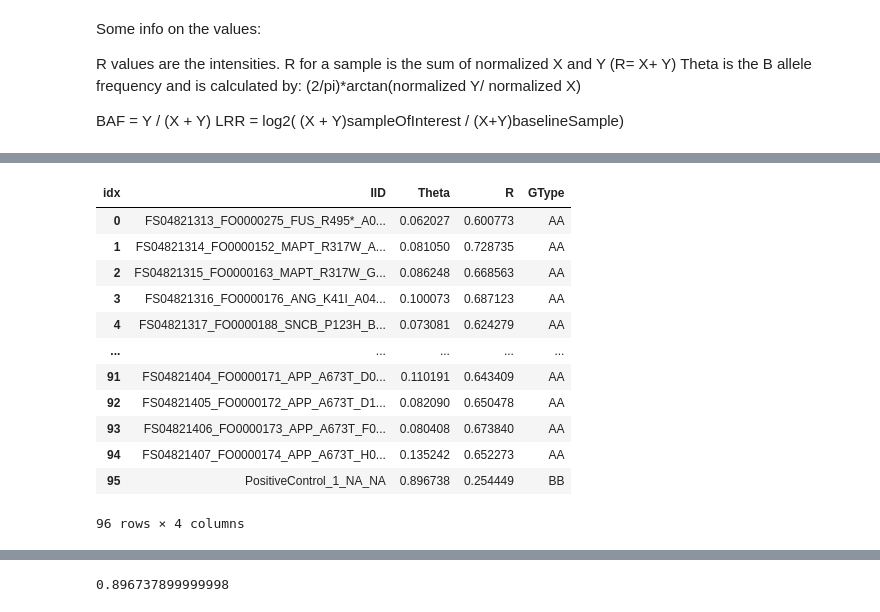
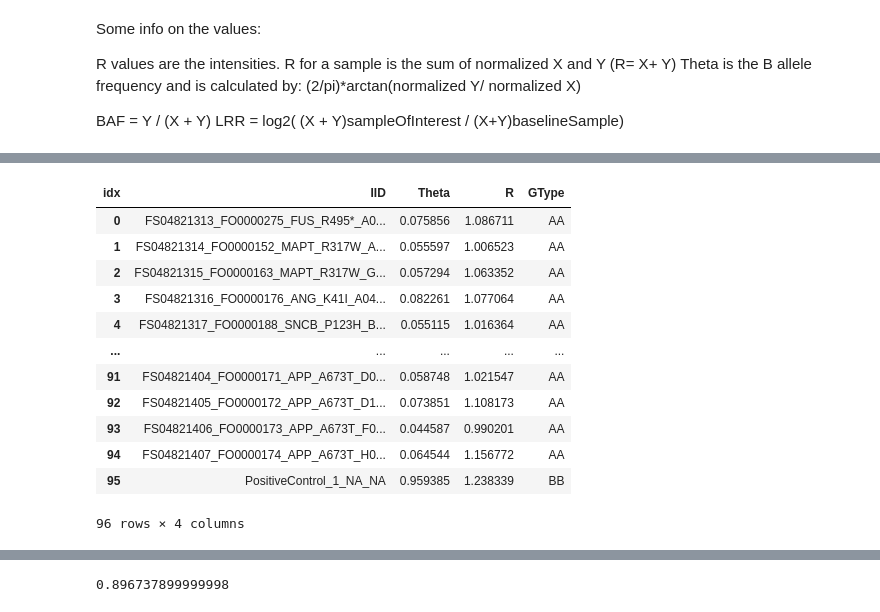
Before and after one commit to dvitale199/ClusterBuster, a Jupyter notebook: ClusterBuster_testing.ipynb, the cells around one changed output, grey strips where cells are left out. Drawn from its saved outputs; the diff is of its cells as text; code cells hidden in the pictures.

```diff
--- a/ClusterBuster_testing.ipynb
+++ b/ClusterBuster_testing.ipynb
@@ -48,25 +50,26 @@ gentrain_flagged = snps_df.loc[snps_df.gentrain_flag].reset_index()
 # %%
 # selected from user input
-SNP_of_interest = 'JHU_22.26156400'
+# selected_snp = 'JHU_22.26156400'
+selected_snp = 'JHU_22.27408320'
 
-geno_col = SNP_of_interest + ".GType"
-theta_col = SNP_of_interest + ".Theta"
-r_col = SNP_of_interest + ".R"
+geno_col = selected_snp + ".GType"
+theta_col = selected_snp + ".Theta"
+r_col = selected_snp + ".R"
 
 gtypes = list(cb_df[geno_col].unique())
 
 snp_for_plot_df = cb_df[['IID', theta_col, r_col, geno_col]].copy()
-snp_for_plot_df.columns = snp_for_plot_df.columns.str.replace(f'{SNP_of_interest}.', '', regex=False)
+snp_for_plot_df.columns = snp_for_plot_df.columns.str.replace(f'{selected_snp}.', '', regex=False)
 
 df = snp_for_plot_df.copy()
 x_col, y_col = 'Theta', 'R'
 gtypes_list = list(df.GType.unique())
 
 df = snp_for_plot_df.copy()
-x_col, y_col, symbol_col = 'Theta', 'R', 'GType'
+x_col, y_col, gtype_col = 'Theta', 'R', 'GType'
 gtypes_list = (df.GType.unique())
 
-clusters_fig = plot_clusters(df=df, x_col=x_col, y_col=y_col, gtype_col=symbol_col, symbol_col=symbol_col, snpid=SNP_of_interest)
+clusters_fig = plot_clusters(df=df, x_col=x_col, y_col=y_col, gtype_col=gtype_col, snpid=selected_snp)
 
 clusters_fig.show()
 # %% [output]
@@ -75,24 +78,24 @@ clusters_fig.show()
 # %%
 # now train a gmm and plot reclustered variants
 # get genotypes and number for choosing number of components
 gtypes_for_gmm = list(cb_df[geno_col].unique())
 gtypes_for_gmm.remove('NC')
 n_components = len(gtypes_for_gmm)
 
 snp_for_gmm_df = cb_df[['IID', theta_col, r_col, geno_col]].copy()
-snp_for_gmm_df.columns = snp_for_gmm_df.columns.str.replace(f'{SNP_of_interest}.','', regex=False)
+snp_for_gmm_df.columns = snp_for_gmm_df.columns.str.replace(f'{selected_snp}.','', regex=False)
 snp_for_gmm_df
 # %% [output]
 | idx | IID | Theta | R | GType |
-| 0 | FS04821313_FO0000275_FUS_R495*_A0... | 0.062027 | 0.600773 | AA |
-| 1 | FS04821314_FO0000152_MAPT_R317W_A... | 0.081050 | 0.728735 | AA |
-| 2 | FS04821315_FO0000163_MAPT_R317W_G... | 0.086248 | 0.668563 | AA |
-| 3 | FS04821316_FO0000176_ANG_K41I_A04... | 0.100073 | 0.687123 | AA |
-| 4 | FS04821317_FO0000188_SNCB_P123H_B... | 0.073081 | 0.624279 | AA |
+| 0 | FS04821313_FO0000275_FUS_R495*_A0... | 0.075856 | 1.086711 | AA |
+| 1 | FS04821314_FO0000152_MAPT_R317W_A... | 0.055597 | 1.006523 | AA |
+| 2 | FS04821315_FO0000163_MAPT_R317W_G... | 0.057294 | 1.063352 | AA |
+| 3 | FS04821316_FO0000176_ANG_K41I_A04... | 0.082261 | 1.077064 | AA |
+| 4 | FS04821317_FO0000188_SNCB_P123H_B... | 0.055115 | 1.016364 | AA |
 | ... | ... | ... | ... | ... |
-| 91 | FS04821404_FO0000171_APP_A673T_D0... | 0.110191 | 0.643409 | AA |
-| 92 | FS04821405_FO0000172_APP_A673T_D1... | 0.082090 | 0.650478 | AA |
-| 93 | FS04821406_FO0000173_APP_A673T_F0... | 0.080408 | 0.673840 | AA |
-| 94 | FS04821407_FO0000174_APP_A673T_H0... | 0.135242 | 0.652273 | AA |
-| 95 | PositiveControl_1_NA_NA | 0.896738 | 0.254449 | BB |
+| 91 | FS04821404_FO0000171_APP_A673T_D0... | 0.058748 | 1.021547 | AA |
+| 92 | FS04821405_FO0000172_APP_A673T_D1... | 0.073851 | 1.108173 | AA |
+| 93 | FS04821406_FO0000173_APP_A673T_F0... | 0.044587 | 0.990201 | AA |
+| 94 | FS04821407_FO0000174_APP_A673T_H0... | 0.064544 | 1.156772 | AA |
+| 95 | PositiveControl_1_NA_NA | 0.959385 | 1.238339 | BB |
 96 rows × 4 columns
```
Also changed, not shown: parts of 32 cells of this notebook, 2 other files.
